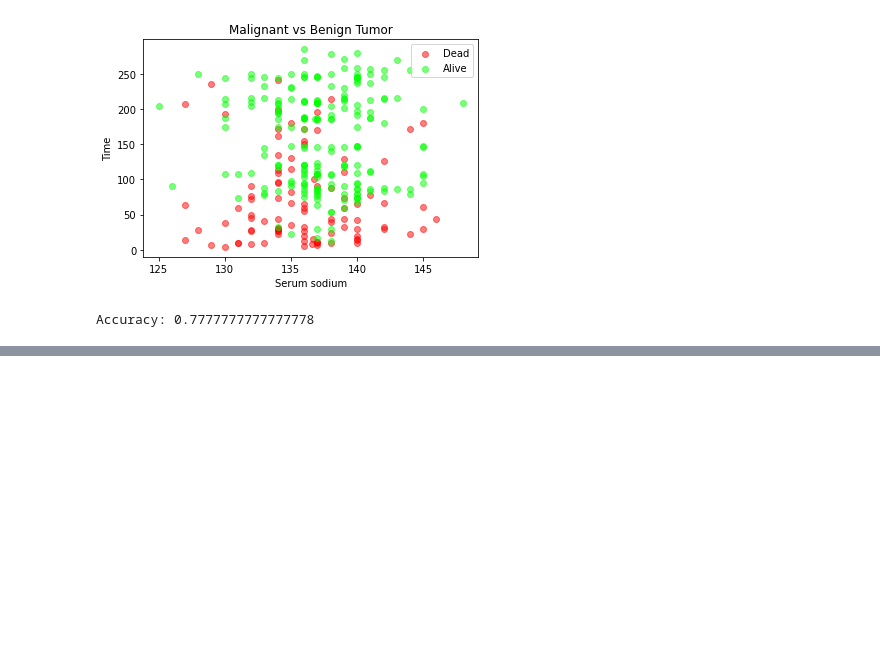
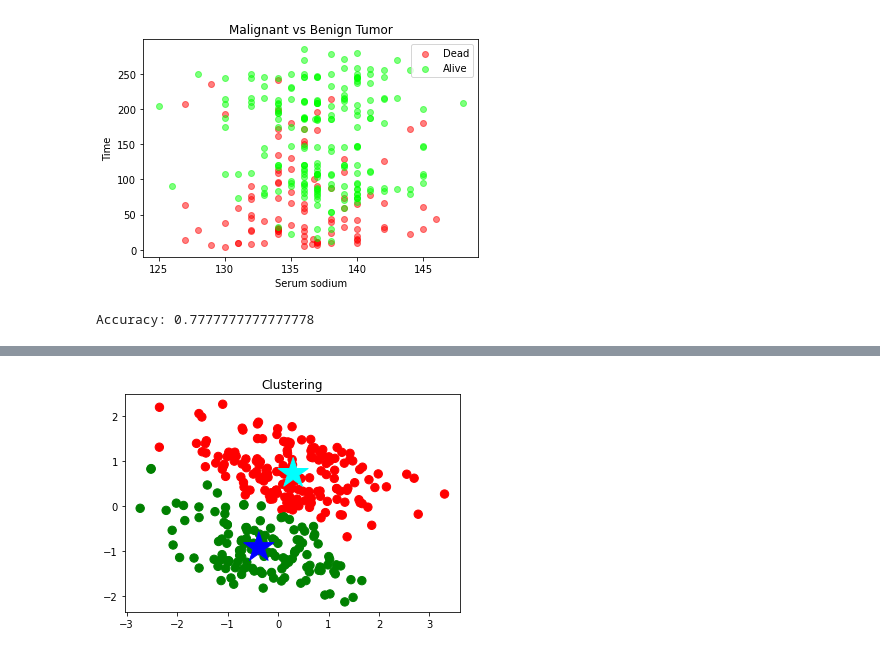
Before and after one commit to CamiloCJ09/Analitical-Proyect, a Jupyter notebook: AnaliticalProyect.ipynb, the cells around one changed output, grey strips where cells are left out. Cells and saved outputs as stored; diff of their text form; code cells hidden in the pictures; blank space fills up the shorter version.

Commit message:
Adding clustering model

```diff
--- a/AnaliticalProyect.ipynb
+++ b/AnaliticalProyect.ipynb
@@ -567,0 +633,5 @@ Accuracy: 0.7777777777777778
+# %%
+
+principalDf = StandardScaler().fit_transform(principalDf)
+#print(principalDf)
+#principalDf.head()
@@ -567,0 +661,23 @@ Accuracy: 0.7777777777777778
+# %%
+%matplotlib inline
+from mpl_toolkits.mplot3d import Axes3D
+from sklearn.preprocessing import StandardScaler
+# Predicting the clusters
+
+#principalDf = StandardScaler().fit_transform(principalDf)
+
+C = km.cluster_centers_
+colores=['green','red']
+colores2 = ['blue','cyan']
+asignar=[]
+for row in labels:
+    asignar.append(colores[row])
+f1 = principalDf[:,0]
+f2 = principalDf[:,1]
+
+plt.title('Clustering')
+plt.scatter(f1, f2, c=asignar, s=70)
+plt.scatter(C[:, 0], C[:, 1], marker='*', c=colores2, s=1000)
+plt.show()
+# %% [output]
+[figure, added]
```
Also changed, not shown: parts of 10 cells of this notebook, 1 other file.
